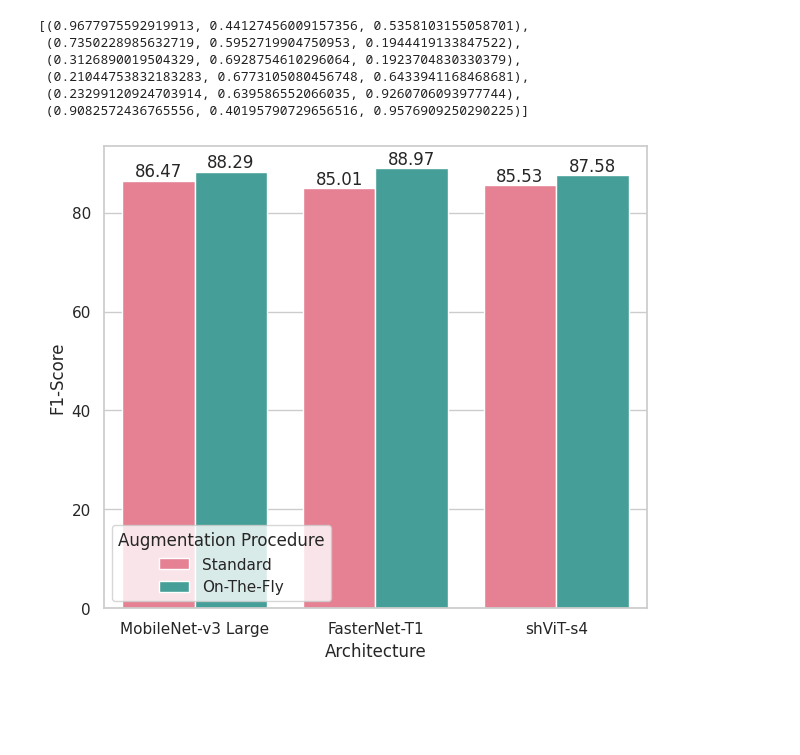
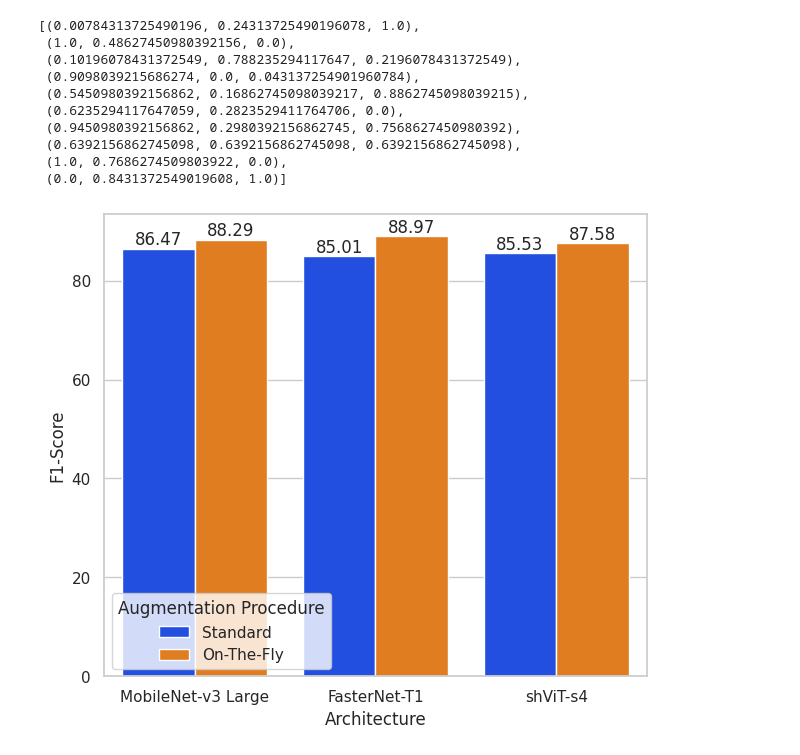
Before and after one commit to abhi-neelam/Skin-Lesion-Classification, a Jupyter notebook: notebooks/results/augmentation_procedure.ipynb, the cells around one changed output. Cells and saved outputs as stored; diff of their text form; code cells hidden in the pictures; blank space fills up the shorter version.

Commit message:
use bright palette

```diff
--- a/notebooks/results/augmentation_procedure.ipynb
+++ b/notebooks/results/augmentation_procedure.ipynb
@@ -10,19 +10,23 @@ sns.set_theme(rc={"figure.dpi": 100})
 # %%
 sns.set_theme(style="whitegrid")
-sns.color_palette("husl")
+sns.color_palette("bright")
 # %% [output]
-[(0.9677975592919913, 0.44127456009157356, 0.5358103155058701),
- (0.7350228985632719, 0.5952719904750953, 0.1944419133847522),
- (0.3126890019504329, 0.6928754610296064, 0.1923704830330379),
- (0.21044753832183283, 0.6773105080456748, 0.6433941168468681),
- (0.23299120924703914, 0.639586552066035, 0.9260706093977744),
- (0.9082572436765556, 0.40195790729656516, 0.9576909250290225)]
+[(0.00784313725490196, 0.24313725490196078, 1.0),
+ (1.0, 0.48627450980392156, 0.0),
+ (0.10196078431372549, 0.788235294117647, 0.2196078431372549),
+ (0.9098039215686274, 0.0, 0.043137254901960784),
+ (0.5450980392156862, 0.16862745098039217, 0.8862745098039215),
+ (0.6235294117647059, 0.2823529411764706, 0.0),
+ (0.9450980392156862, 0.2980392156862745, 0.7568627450980392),
+ (0.6392156862745098, 0.6392156862745098, 0.6392156862745098),
+ (1.0, 0.7686274509803922, 0.0),
+ (0.0, 0.8431372549019608, 1.0)]
 # %%
 d = {'Architecture': ['MobileNet-v3 Large', 'FasterNet-T1', 'shViT-s4', 'MobileNet-v3 Large', 'FasterNet-T1', 'shViT-s4'], 'F1-Score': [86.47, 85.01, 85.53, 88.29, 88.97, 87.58], 'Augmentation Procedure': ['Standard', 'Standard', 'Standard', 'On-The-Fly', 'On-The-Fly', 'On-The-Fly']}
 df = pd.DataFrame(data=d)
 fig, axes = plt.subplots(1,1,figsize=(7,6))
-ax = sns.barplot(df, x="Architecture", y="F1-Score", hue='Augmentation Procedure', palette='husl')
+ax = sns.barplot(df, x="Architecture", y="F1-Score", hue='Augmentation Procedure', palette='bright')
 for container in ax.containers:
     ax.bar_label(container)
 # %% [output]
-[figure, old version]
+[figure, new version]
```
Also changed, not shown: parts of 1 cell of this notebook.
